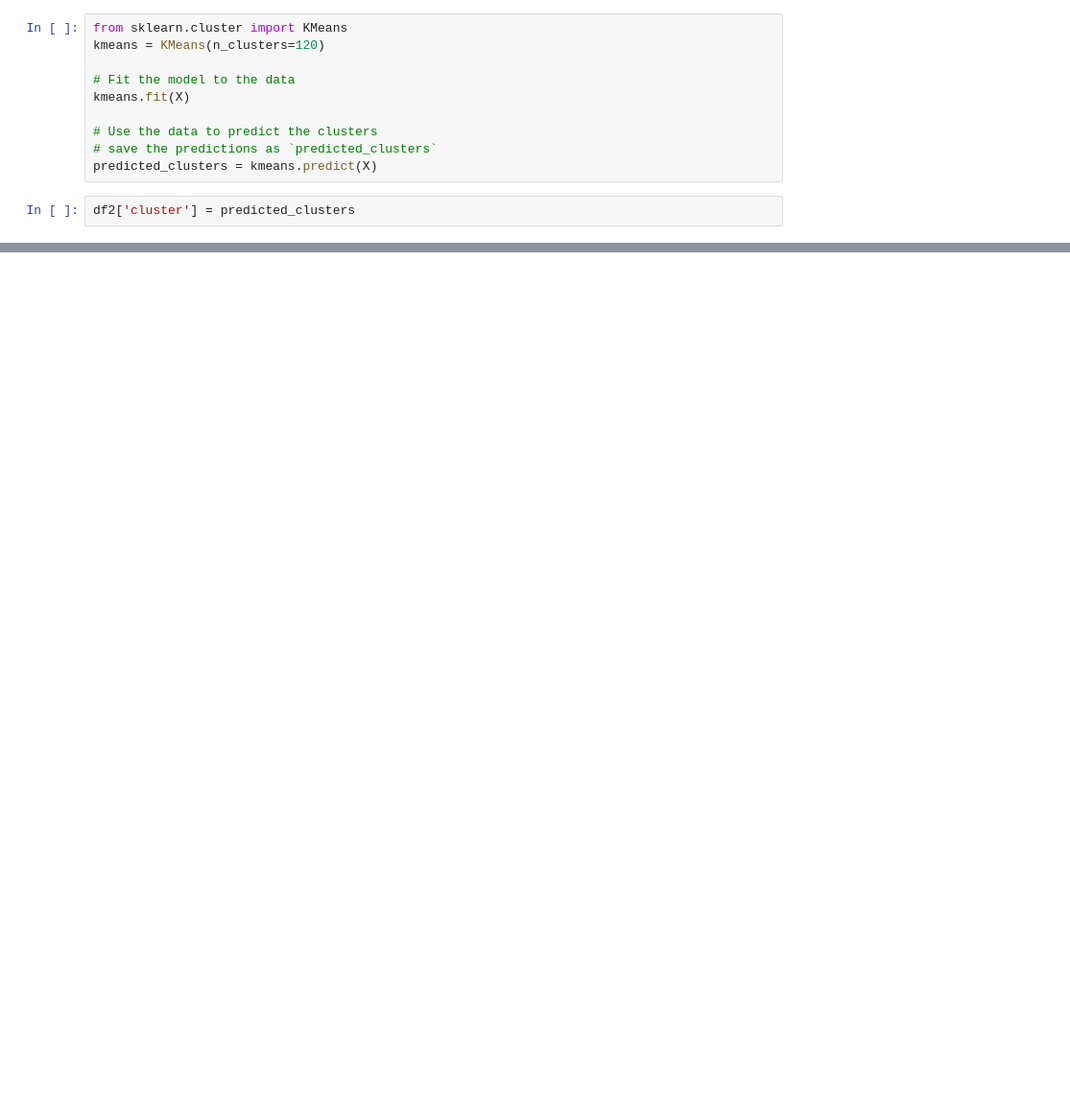
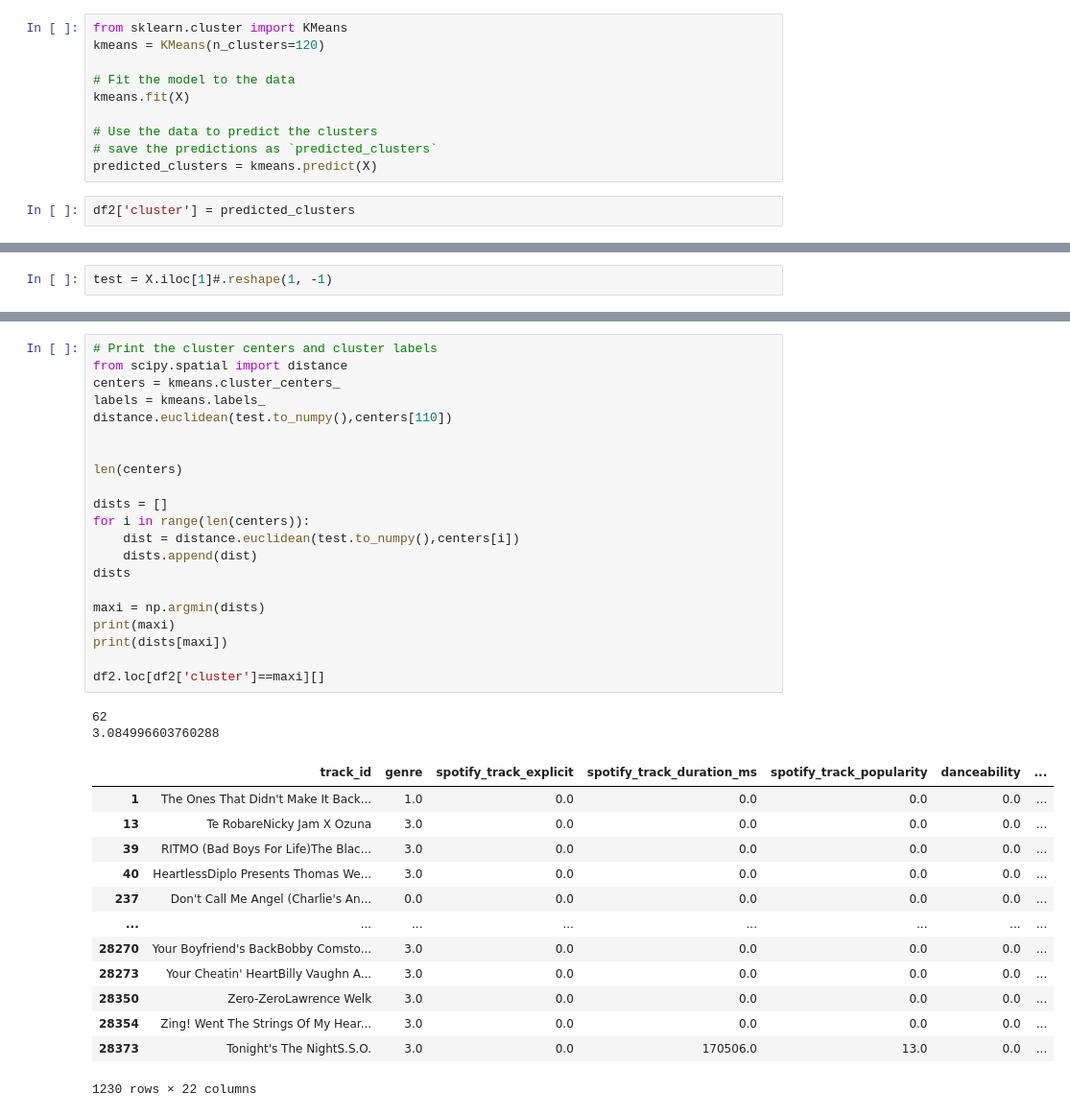
Before and after one commit to tkuar/project3, a Jupyter notebook: SongClustering.ipynb, the cells around one changed output, grey strips where cells are left out. Shown at 96% size. Drawn from its saved outputs; the diff is of its cells as text; blank space fills up the shorter version.

```diff
--- a/SongClustering.ipynb
+++ b/SongClustering.ipynb
@@ -88,0 +96,2 @@ df2.loc[df2['cluster']==96]
+# %%
+test = X.iloc[1]#.reshape(1, -1)
@@ -88,0 +139,37 @@ df2.loc[df2['cluster']==96]
+# %%
+# Print the cluster centers and cluster labels
+from scipy.spatial import distance
+centers = kmeans.cluster_centers_
+labels = kmeans.labels_
+distance.euclidean(test.to_numpy(),centers[110])
+
+
+len(centers)
+
+dists = []
+for i in range(len(centers)):
+    dist = distance.euclidean(test.to_numpy(),centers[i])
+    dists.append(dist)
+dists
+
+maxi = np.argmin(dists)
+print(maxi)
+print(dists[maxi])
+
+df2.loc[df2['cluster']==maxi][]
+# %% [output]
+62
+3.084996603760288
+|  | track_id | genre | spotify_track_explicit | spotify_track_duration_ms | spotify_track_popularity | danceability | ... |
+| 1 | The Ones That Didn't Make It Back... | 1.0 | 0.0 | 0.0 | 0.0 | 0.0 | ... |
+| 13 | Te RobareNicky Jam X Ozuna | 3.0 | 0.0 | 0.0 | 0.0 | 0.0 | ... |
+| 39 | RITMO (Bad Boys For Life)The Blac... | 3.0 | 0.0 | 0.0 | 0.0 | 0.0 | ... |
+| 40 | HeartlessDiplo Presents Thomas We... | 3.0 | 0.0 | 0.0 | 0.0 | 0.0 | ... |
+| 237 | Don't Call Me Angel (Charlie's An... | 0.0 | 0.0 | 0.0 | 0.0 | 0.0 | ... |
+| ... | ... | ... | ... | ... | ... | ... | ... |
+| 28270 | Your Boyfriend's BackBobby Comsto... | 3.0 | 0.0 | 0.0 | 0.0 | 0.0 | ... |
+| 28273 | Your Cheatin' HeartBilly Vaughn A... | 3.0 | 0.0 | 0.0 | 0.0 | 0.0 | ... |
+| 28350 | Zero-ZeroLawrence Welk | 3.0 | 0.0 | 0.0 | 0.0 | 0.0 | ... |
+| 28354 | Zing! Went The Strings Of My Hear... | 3.0 | 0.0 | 0.0 | 0.0 | 0.0 | ... |
+| 28373 | Tonight's The NightS.S.O. | 3.0 | 0.0 | 170506.0 | 13.0 | 0.0 | ... |
+1230 rows × 22 columns
```
Also changed, not shown: parts of 13 cells of this notebook, 3 other files.
